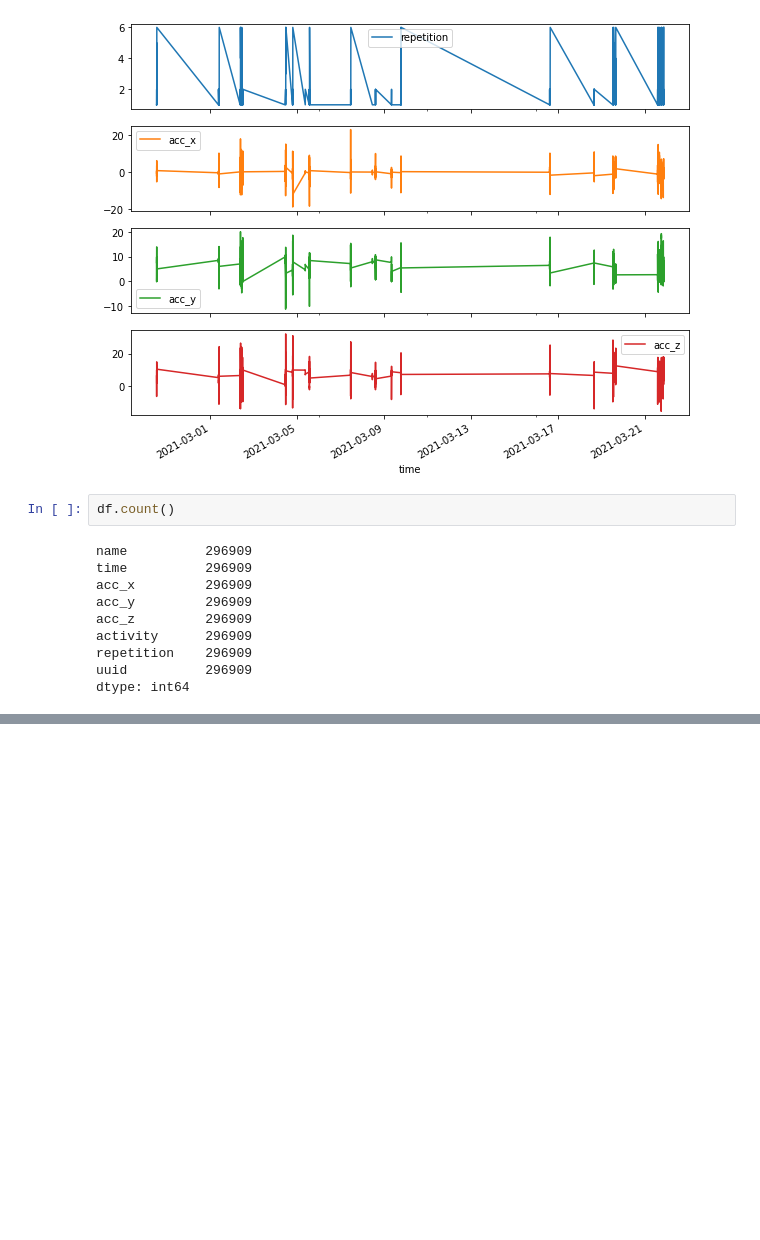
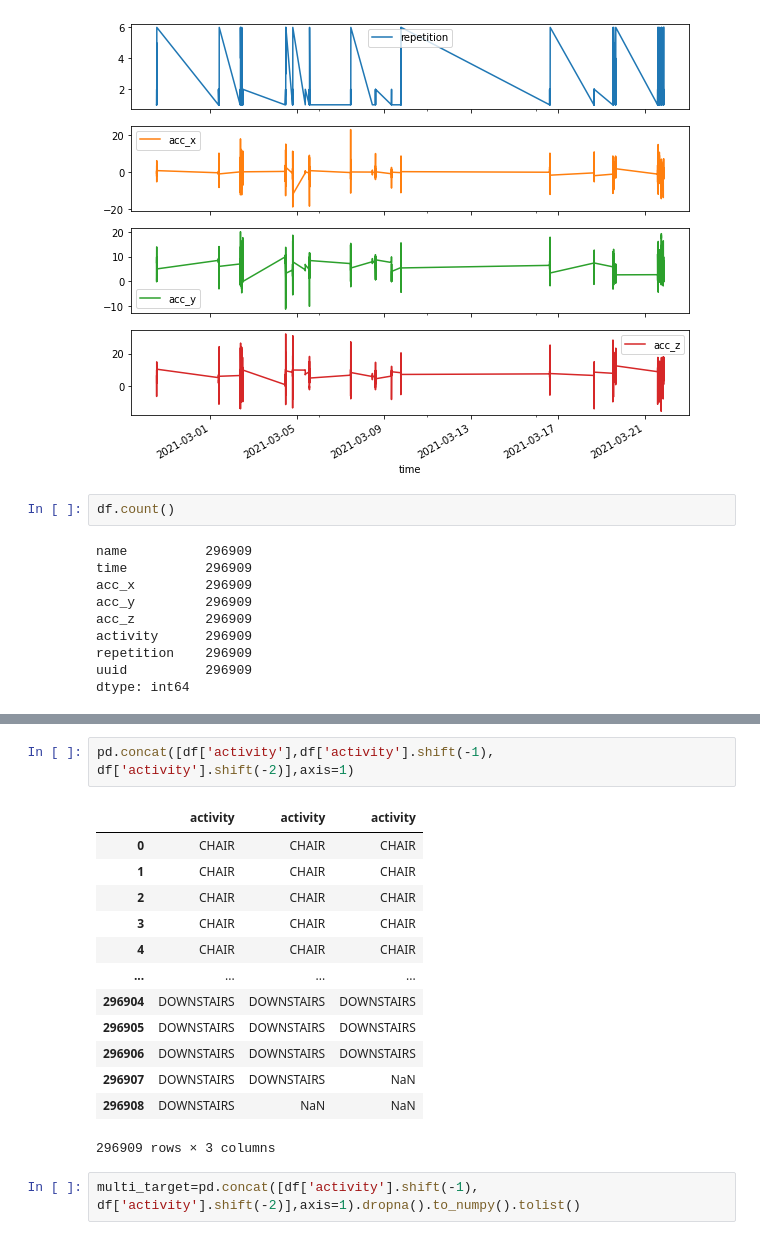
Before and after one commit to kartikvirendrar/Cristl, a Jupyter notebook: Time_series_functions_for_sequencing.ipynb, the cells around one changed output, grey strips where cells are left out. Drawn from its saved outputs; the diff is of its cells as text; blank space fills up the shorter version.

```diff
--- a/Time_series_functions_for_sequencing.ipynb
+++ b/Time_series_functions_for_sequencing.ipynb
@@ -85,0 +218,18 @@ dtype: int64
+# %%
+pd.concat([df['activity'],df['activity'].shift(-1), df['activity'].shift(-2)],axis=1)
+# %% [output]
+|  | activity | activity | activity |
+| 0 | CHAIR | CHAIR | CHAIR |
+| 1 | CHAIR | CHAIR | CHAIR |
+| 2 | CHAIR | CHAIR | CHAIR |
+| 3 | CHAIR | CHAIR | CHAIR |
+| 4 | CHAIR | CHAIR | CHAIR |
+| ... | ... | ... | ... |
+| 296904 | DOWNSTAIRS | DOWNSTAIRS | DOWNSTAIRS |
+| 296905 | DOWNSTAIRS | DOWNSTAIRS | DOWNSTAIRS |
+| 296906 | DOWNSTAIRS | DOWNSTAIRS | DOWNSTAIRS |
+| 296907 | DOWNSTAIRS | DOWNSTAIRS | NaN |
+| 296908 | DOWNSTAIRS | NaN | NaN |
+296909 rows × 3 columns
+# %%
+multi_target=pd.concat([df['activity'].shift(-1), df['activity'].shift(-2)],axis=1).dropna().to_numpy().tolist()
```
Also changed, not shown: parts of 17 cells of this notebook.
